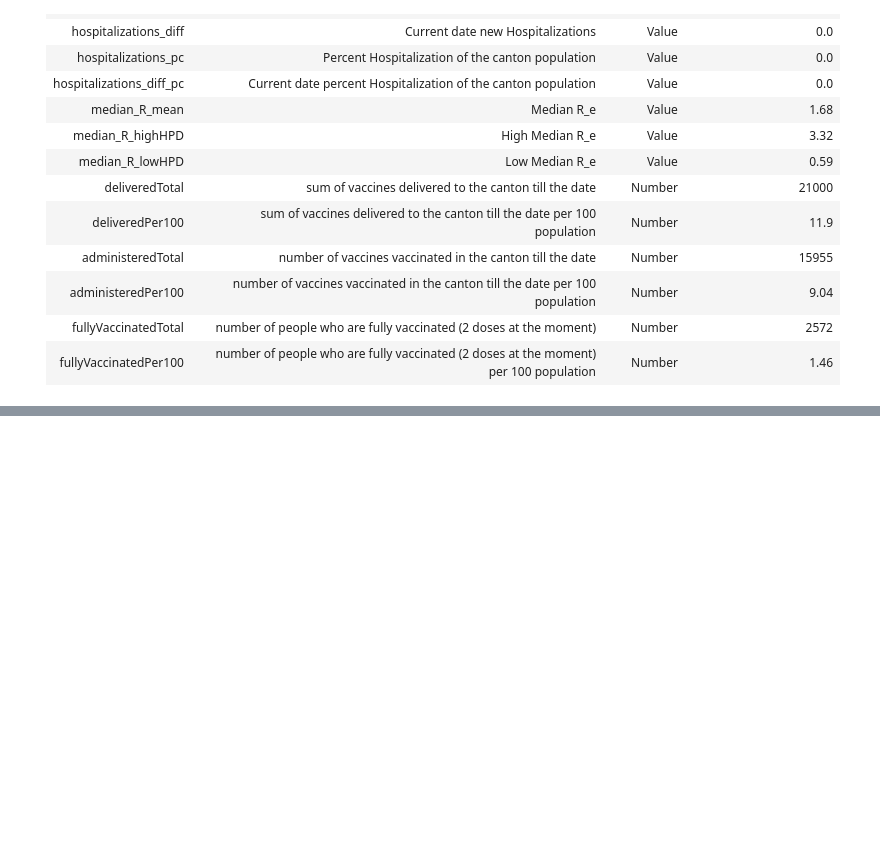
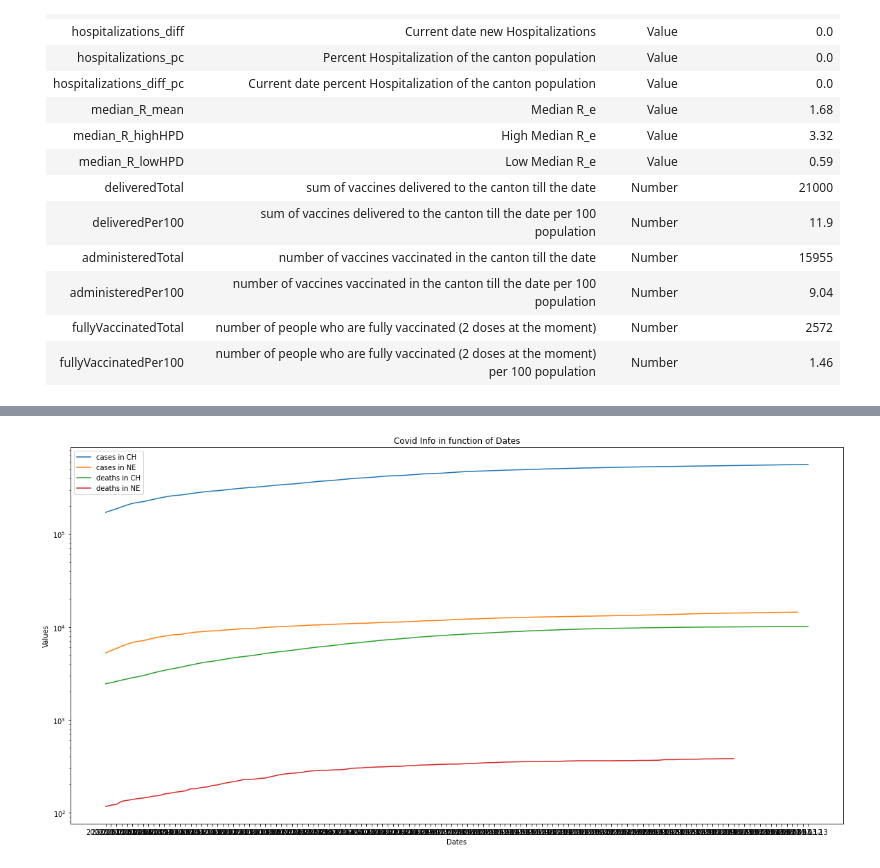
Before and after one commit to RomainClaret/msc.ct.project, a Jupyter notebook: CT-Project.ipynb, the cells around one changed output, grey strips where cells are left out. Saved outputs shown, nothing was run; the diff lists cells and outputs as text; code cells hidden in the pictures; blank space fills up the shorter version.

Commit message:
+display data +plot data +snippets

```diff
--- a/CT-Project.ipynb
+++ b/CT-Project.ipynb
@@ -395,10 +427,0 @@ print(region_ch.get_fullyVaccinatedTotal())
-# %%
-%matplotlib inline
-import matplotlib.pyplot as plt
-plt.style.use('seaborn-whitegrid')
-import numpy as np
-# %%
-x = np.linspace(0, 10, 30)
-y = np.sin(x)
-
-plt.plot(x, y, 'o', color='black');
@@ -459,0 +471,25 @@ if not name_date_re["median_R_mean"].empty:
+# %%
+import matplotlib.pyplot as plt
+
+def plot_data(df: pd.DataFrame, column: list):
+    fig = plt.figure(figsize=(20,10))
+    ax = fig.add_subplot(1, 1, 1)
+
+    for l in column:
+        for c in df.canton.unique():
+            canton_df = df.loc[df['canton'] == c]
+            x = canton_df.date.values
+            y = canton_df[l].values
+            ax.plot(x, y, label=(l + " in "+c))
+
+    ax.set_yscale('log')
+    plt.title("Covid Info" + " in function of Dates")
+    plt.legend(loc="upper left")
+    plt.xlabel("Dates")
+    plt.ylabel("Values")
+    plt.show()
+    plt.close()
+
+plot_data(build_dataset(["CH","NE"],"2020-11-01","2021-03-13"), ["cases","deaths"])
+# %% [output]
+[figure, added]
```
Also changed, not shown: parts of 13 cells of this notebook, 1 other file.
